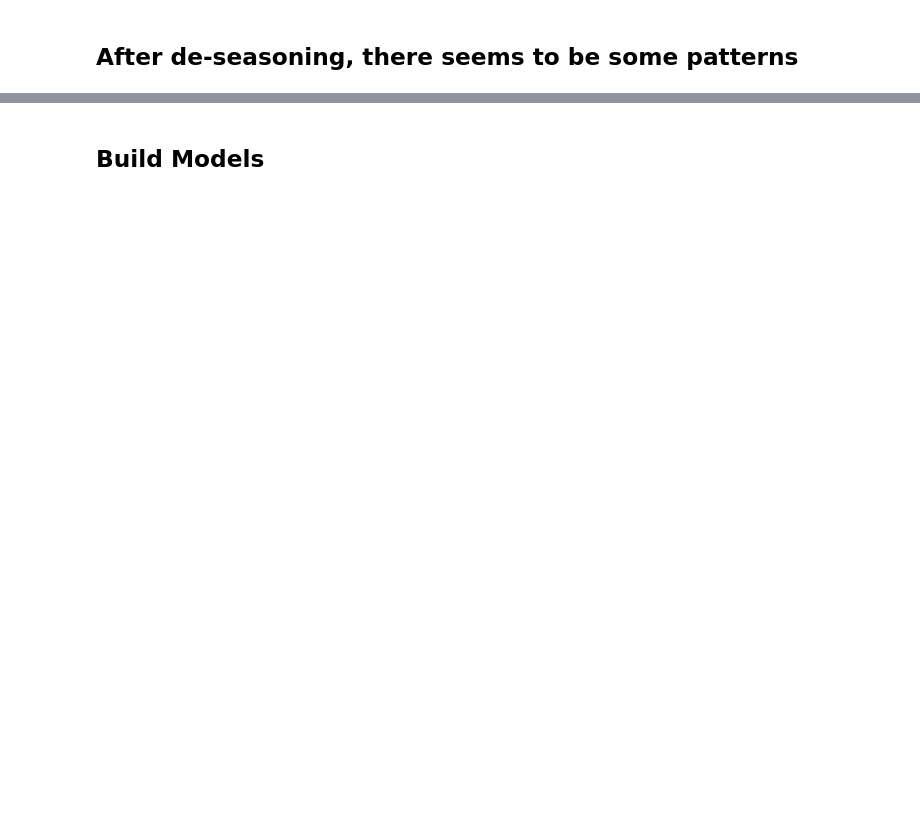
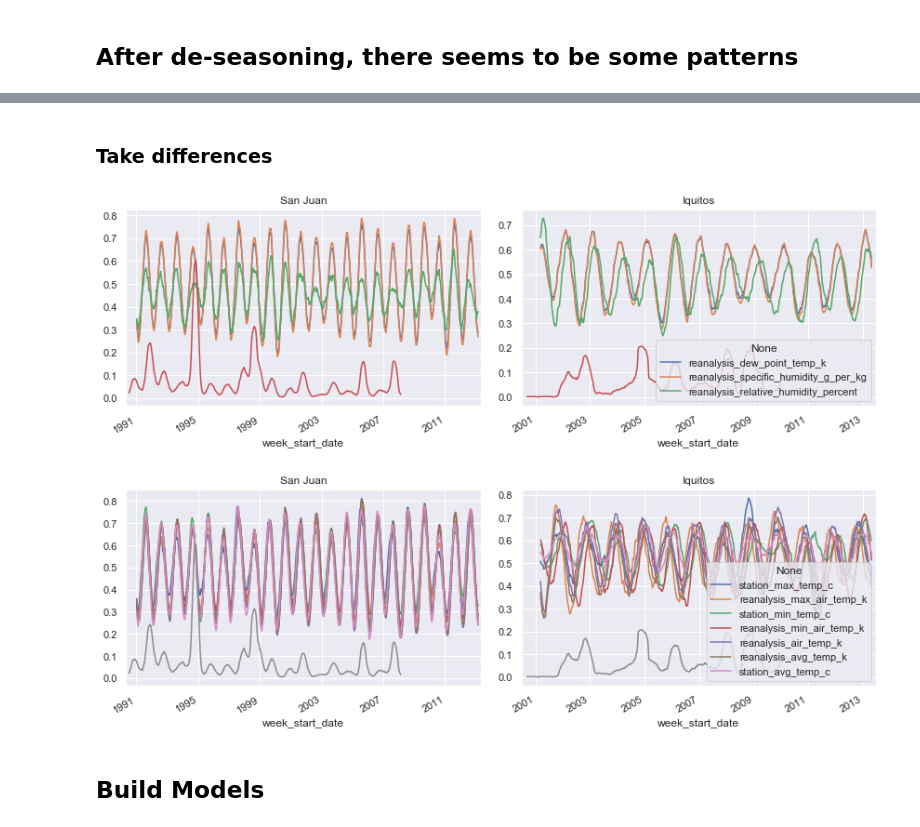
Before and after one commit to weihaoli/Study, a Jupyter notebook: data project/Presentation For Data Project - (EDA + Feature Engeneering + models).ipynb, the cells around one changed output, grey strips where cells are left out. Saved outputs shown, nothing was run; the diff lists cells and outputs as text; code cells hidden in the pictures; blank space fills up the shorter version.

```diff
--- a/data project/Presentation For Data Project - (EDA + Feature Engeneering + models).ipynb
+++ b/data project/Presentation For Data Project - (EDA + Feature Engeneering + models).ipynb
@@ -432,2 +457,57 @@ axes[1].title.set_text('Iquitos')
+# %% [markdown]
+### Take differences
+# %%
+from matplotlib.font_manager import FontProperties
+
+panel_sj_avg = panel_sj.diff(26)
+panel_iq_avg = panel_iq.diff( 26 )
+
+selected_features = humid
+f, axes = plt.subplots(1, 2,figsize = (12,4) )
+
+min_max(panel_sj_avg).loc[:,selected_features ] .rolling(20,center = True).mean()  .plot(ax =axes[0], legend=False )
+
+cases = ((min_max(panel_sj).loc[:,'total_cases']  )   ).rolling(20,center = True).mean()
+
+cases .plot(ax =axes[0])
+
+
+
+
+min_max(panel_iq_avg).loc[:,selected_features  ] .rolling(20,center = True).mean()  .plot(ax =axes[1], legend=False )
+plt.legend(loc='best')
+cases = ((min_max(panel_iq ).loc[:,'total_cases']   )   ).rolling(20,center = True).mean()
+
+cases .plot(ax =axes[1])
+
+plt.tight_layout()
+axes[0].title.set_text('San Juan')
+axes[1].title.set_text('Iquitos')
+
+
+
+selected_features = max_temp + min_temp + avg_temp
+f, axes = plt.subplots(1, 2,figsize = (12,4))
+min_max(panel_sj_avg).loc[:,selected_features ] .rolling(20,center = True).mean()  .plot(ax =axes[0], legend=False)
+
+cases = ((min_max(panel_sj ).loc[:,'total_cases']  )   ).rolling(20,center = True).mean()
+
+cases .plot(ax =axes[0])
+
+
+
+
+min_max(panel_iq_avg).loc[:,selected_features  ] .rolling(20,center = True).mean()  .plot(ax =axes[1], legend=False)
+
+cases = ((min_max(panel_iq ).loc[:,'total_cases']   )   ).rolling(20,center = True).mean()
+plt.legend(loc='best')
+cases .plot(ax =axes[1])
+
+plt.tight_layout()
+axes[0].title.set_text('San Juan')
+axes[1].title.set_text('Iquitos')
+# %% [output]
+[figure, added]
+[figure, added]
 # %% [markdown]
 ## Build Models
```
Also changed, not shown: parts of 36 cells of this notebook, 2 other files.
